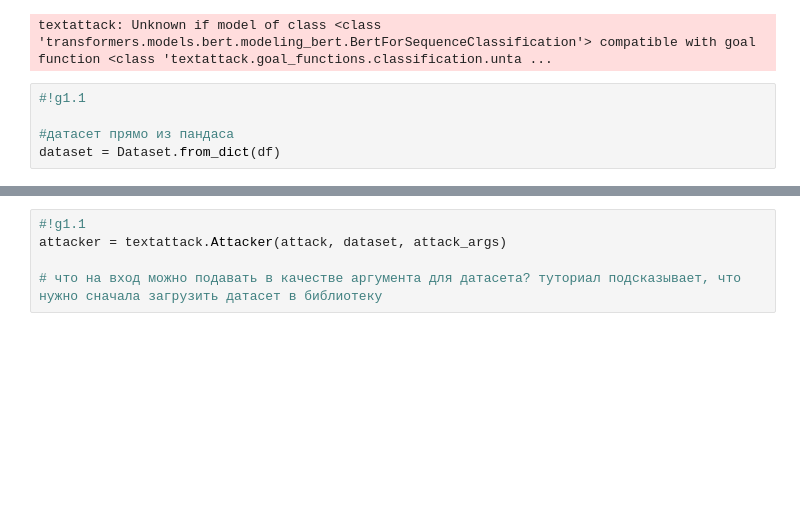
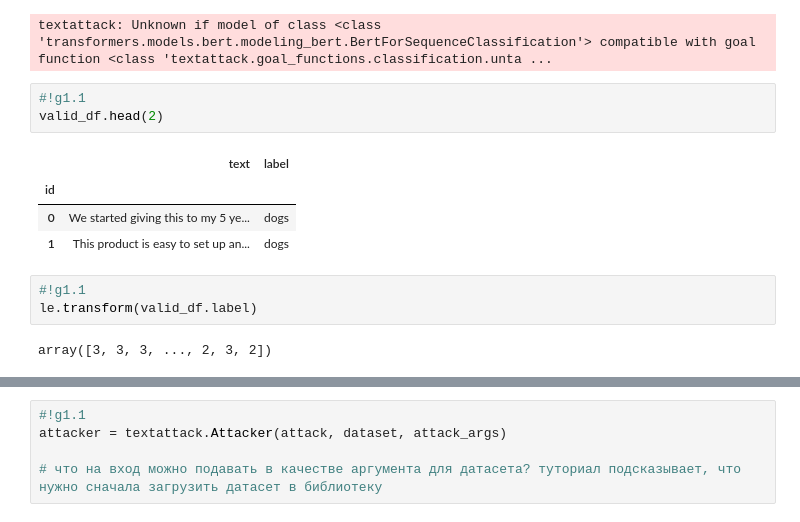
Before and after one commit to AlexZapolskii/text_attacks, a Jupyter notebook: notebooks/BERT_Amazon.ipynb, the cells around one changed output, grey strips where cells are left out. Drawn from its saved outputs; the diff is of its cells as text; blank space fills up the shorter version.

```diff
--- a/notebooks/BERT_Amazon.ipynb
+++ b/notebooks/BERT_Amazon.ipynb
@@ -1040,8 +1057,16 @@ model_wrapper = textattack.models.wrappers.HuggingFaceModelWrapper(model, tokeni
 attack = textattack.attack_recipes.TextFoolerJin2019.build(model_wrapper)
 # %% [output]
 textattack: Unknown if model of class <class 'transformers.models.bert.modeling_bert.BertForSequenceClassification'> compatible with goal function <class 'textattack.goal_functions.classification.unta ...
-# %%
-#!g1.1
-
-#датасет прямо из пандаса
-dataset = Dataset.from_dict(df)
+# %%
+#!g1.1
+valid_df.head(2)
+# %% [output]
+|  | text | label |
+| id |  |  |
+| 0 | We started giving this to my 5 ye... | dogs |
+| 1 | This product is easy to set up an... | dogs |
+# %%
+#!g1.1
+le.transform(valid_df.label)
+# %% [output]
+array([3, 3, 3, ..., 2, 3, 2])
```
Also changed, not shown: parts of 39 cells of this notebook.
